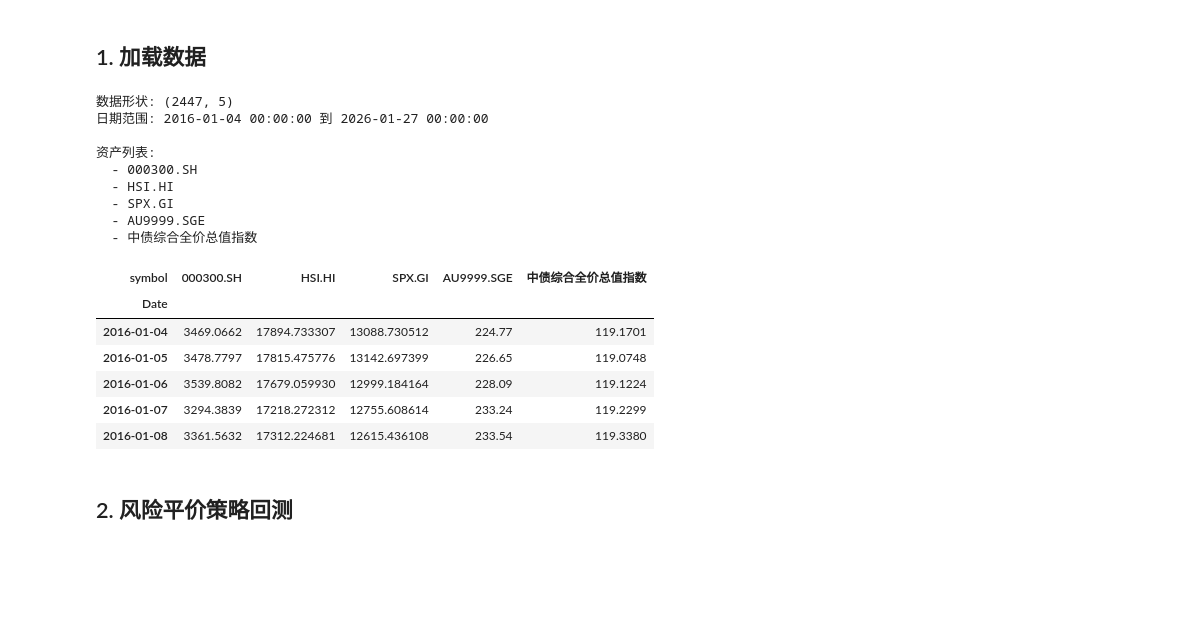
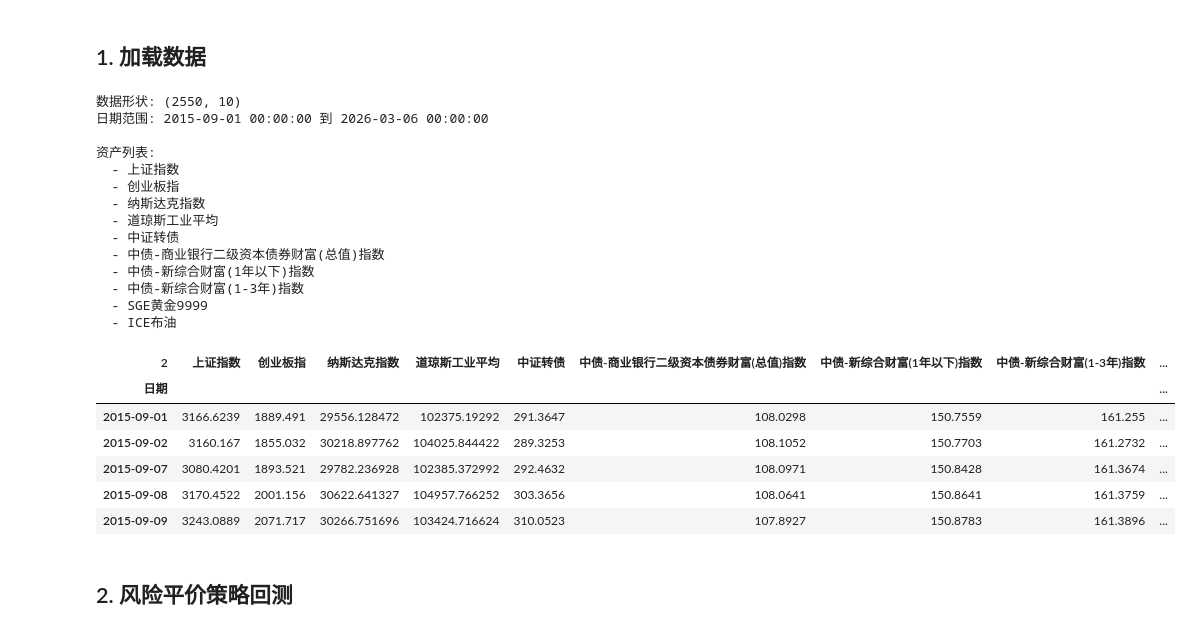
Before and after one commit to Zhong-Minghao/vectorbt_rp, a Jupyter notebook: portfolio_demo.ipynb, the cells around one changed output. Drawn from its saved outputs; the diff is of its cells as text; code cells hidden in the pictures; blank space fills up the shorter version.

```diff
--- a/portfolio_demo.ipynb
+++ b/portfolio_demo.ipynb
@@ -19,32 +19,51 @@ from portfolio_backtest.utils import load_price_data
 # %% [markdown]
 ## 1. 加载数据
 # %%
-# 加载价格数据
-price_df = load_price_data('./market_close.csv')
-print(f"数据形状: {price_df.shape}")
-print(f"日期范围: {price_df.index.min()} 到 {price_df.index.max()}")
-print(f"\n资产列表:")
-for col in price_df.columns:
-    print(f"  - {col}")
+# # 加载价格数据
+# price_df = load_price_data('./market_close.csv')
+# print(f"数据形状: {price_df.shape}")
+# print(f"日期范围: {price_df.index.min()} 到 {price_df.index.max()}")
+# print(f"\n资产列表:")
+# for col in price_df.columns:
+#     print(f"  - {col}")
 
-price_df.head()
+# price_df.head()
-# %% [output]
-数据形状: (2447, 5)
-日期范围: 2016-01-04 00:00:00 到 2026-01-27 00:00:00
-
-资产列表:
-  - 000300.SH
-  - HSI.HI
-  - SPX.GI
-  - AU9999.SGE
-  - 中债综合全价总值指数
-| symbol | 000300.SH | HSI.HI | SPX.GI | AU9999.SGE | 中债综合全价总值指数 |
-| Date |  |  |  |  |  |
-| 2016-01-04 | 3469.0662 | 17894.733307 | 13088.730512 | 224.77 | 119.1701 |
-| 2016-01-05 | 3478.7797 | 17815.475776 | 13142.697399 | 226.65 | 119.0748 |
-| 2016-01-06 | 3539.8082 | 17679.059930 | 12999.184164 | 228.09 | 119.1224 |
-| 2016-01-07 | 3294.3839 | 17218.272312 | 12755.608614 | 233.24 | 119.2299 |
-| 2016-01-08 | 3361.5632 | 17312.224681 | 12615.436108 | 233.54 | 119.3380 |
+# %%
+# 加载价格数据
+price_df = pd.read_excel('./market_close.xlsx')
+price_df.columns = price_df.iloc[2]
+price_df = price_df.iloc[4:]
+price_df['日期'] = pd.to_datetime(price_df['日期'])
+price_df = price_df.set_index('日期')
+print(f"数据形状: {price_df.shape}")
+print(f"日期范围: {price_df.index.min()} 到 {price_df.index.max()}")
+print(f"\n资产列表:")
+for col in price_df.columns:
+    print(f"  - {col}")
+
+price_df.head()
+# %% [output]
+数据形状: (2550, 10)
+日期范围: 2015-09-01 00:00:00 到 2026-03-06 00:00:00
+
+资产列表:
+  - 上证指数
+  - 创业板指
+  - 纳斯达克指数
+  - 道琼斯工业平均
+  - 中证转债
+  - 中债-商业银行二级资本债券财富(总值)指数
+  - 中债-新综合财富(1年以下)指数
+  - 中债-新综合财富(1-3年)指数
+  - SGE黄金9999
+  - ICE布油
+| 2 | 上证指数 | 创业板指 | 纳斯达克指数 | 道琼斯工业平均 | 中证转债 | 中债-商业银行二级资本债券财富(总值)指数 | 中债-新综合财富(1年以下)指数 | 中债-新综合财富(1-3年)指数 | ... |
+| 日期 |  |  |  |  |  |  |  |  | ... |
+| 2015-09-01 | 3166.6239 | 1889.491 | 29556.128472 | 102375.19292 | 291.3647 | 108.0298 | 150.7559 | 161.255 | ... |
+| 2015-09-02 | 3160.167 | 1855.032 | 30218.897762 | 104025.844422 | 289.3253 | 108.1052 | 150.7703 | 161.2732 | ... |
+| 2015-09-07 | 3080.4201 | 1893.521 | 29782.236928 | 102385.372992 | 292.4632 | 108.0971 | 150.8428 | 161.3674 | ... |
+| 2015-09-08 | 3170.4522 | 2001.156 | 30622.641327 | 104957.766252 | 303.3656 | 108.0641 | 150.8641 | 161.3759 | ... |
+| 2015-09-09 | 3243.0889 | 2071.717 | 30266.751696 | 103424.716624 | 310.0523 | 107.8927 | 150.8783 | 161.3896 | ... |
 # %% [markdown]
 ## 2. 风险平价策略回测
 # %%
```
Also changed, not shown: parts of 12 cells of this notebook, 5 other files.
